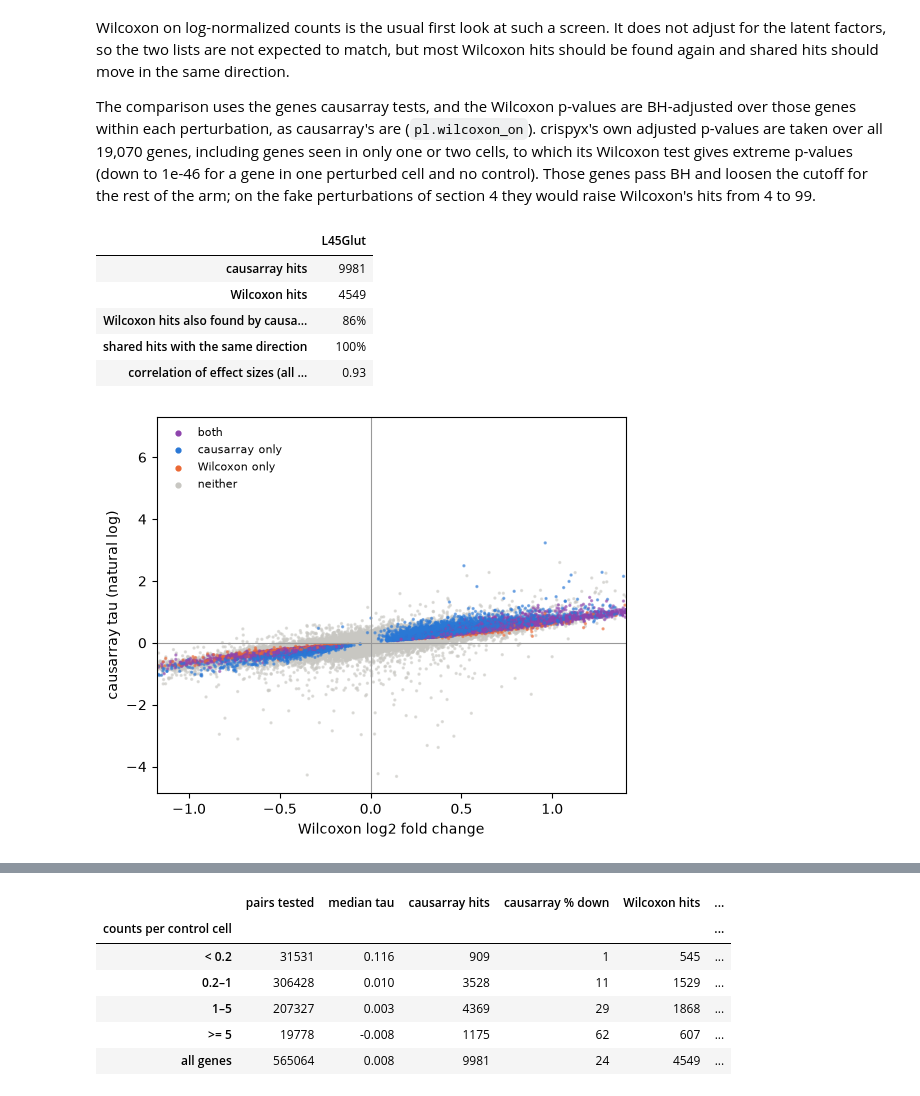
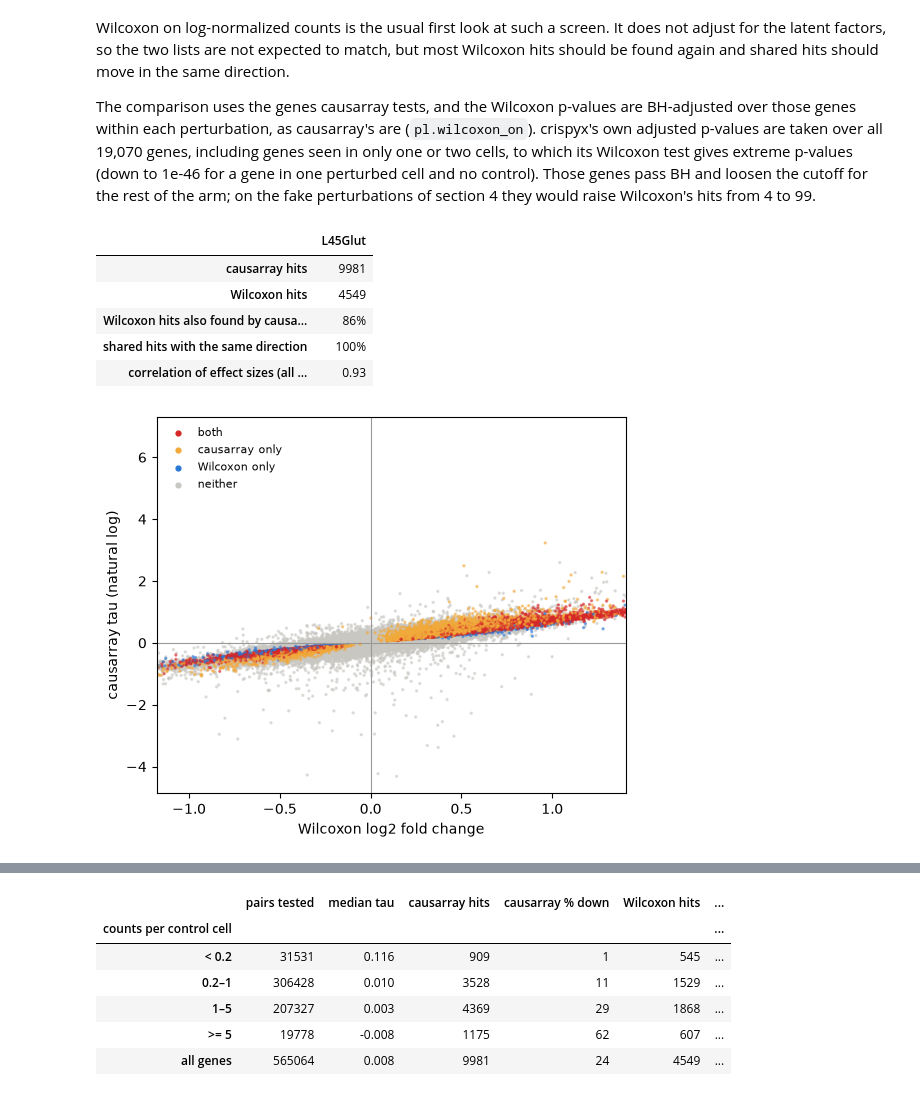
Before and after one commit to JinHongDu-Lab/causarray, a Jupyter notebook: docs/source/tutorial/mouse_brain/L45Glut-py.ipynb, the cells around one changed output, grey strips where cells are left out. Drawn from its saved outputs; the diff is of its cells as text; code cells hidden in the pictures.

```diff
--- a/docs/source/tutorial/mouse_brain/L45Glut-py.ipynb
+++ b/docs/source/tutorial/mouse_brain/L45Glut-py.ipynb
@@ -38,6 +38,7 @@ print('causarray', causarray.__version__)
 TAG = 'L45Glut'            # results go to results/L45Glut/
 Q = pl.Q                    # FDR level, 0.05
 BLUE, ORANGE, PURPLE, GREY = '#2a78d6', '#eb6834', '#8e44ad', '#c8c7c2'
+RED, AMBER = '#d62728', '#f2a93b'   # Wilcoxon scatters: hits of both methods, causarray only
 # %% [output]
 causarray 0.1.1
 # %% [markdown]
@@ -475,32 +476,32 @@ the fake perturbations of section 4 they would raise Wilcoxon's hits from 4 to 9
 # %%
 df_wc = pl.run_wilcoxon(TAG)
 cmp = pl.wilcoxon_on(tested, df_wc)
 cmp['wc'] = cmp['wilcox_padj'] < Q
 both = cmp['hit'] & cmp['wc']
 display(pd.Series({
     'causarray hits': int(cmp['hit'].sum()),
     'Wilcoxon hits': int(cmp['wc'].sum()),
     'Wilcoxon hits also found by causarray': f"{both.sum() / cmp['wc'].sum():.0%}",
     'shared hits with the same direction': f"{(np.sign(cmp.loc[both, 'tau']) == np.sign(cmp.loc[both, 'wilcox_logfc'])).mean():.0%}",
     'correlation of effect sizes (all tested pairs)': round(cmp[['tau', 'wilcox_logfc']].corr().iloc[0, 1], 2),
 }, name=TAG).to_frame())
 
 fig, ax = plt.subplots(figsize=(5.5, 4.5))
 c = cmp.iloc[np.argsort((cmp['hit'] | cmp['wc']).to_numpy(), kind='stable')]
-colors = np.select([c['hit'] & c['wc'], c['hit'], c['wc']], [PURPLE, BLUE, ORANGE], GREY)
+colors = np.select([c['hit'] & c['wc'], c['hit'], c['wc']], [RED, AMBER, BLUE], GREY)
 ax.scatter(c['wilcox_logfc'], c['tau'], c=colors, s=2, alpha=0.5, rasterized=True)
 ax.axhline(0, color='0.6', lw=0.8); ax.axvline(0, color='0.6', lw=0.8)
 ax.set_xlim(np.nanpercentile(c['wilcox_logfc'], [0.05, 99.95]))
 ax.set_xlabel('Wilcoxon log2 fold change'); ax.set_ylabel('causarray tau (natural log)')
-for col, lab in ((PURPLE, 'both'), (BLUE, 'causarray only'), (ORANGE, 'Wilcoxon only'), (GREY, 'neither')):
+for col, lab in ((RED, 'both'), (AMBER, 'causarray only'), (BLUE, 'Wilcoxon only'), (GREY, 'neither')):
     ax.scatter([], [], color=col, s=12, label=lab)
 ax.legend(frameon=False, fontsize=8, loc='upper left')
 plt.tight_layout(); plt.show()
 # %% [output]
 |  | L45Glut |
 | causarray hits | 9981 |
 | Wilcoxon hits | 4549 |
 | Wilcoxon hits also found by causa... | 86% |
 | shared hits with the same direction | 100% |
 | correlation of effect sizes (all ... | 0.93 |
-[figure, old version]
+[figure, new version]
```
Also changed, not shown: parts of 4 cells of this notebook.
